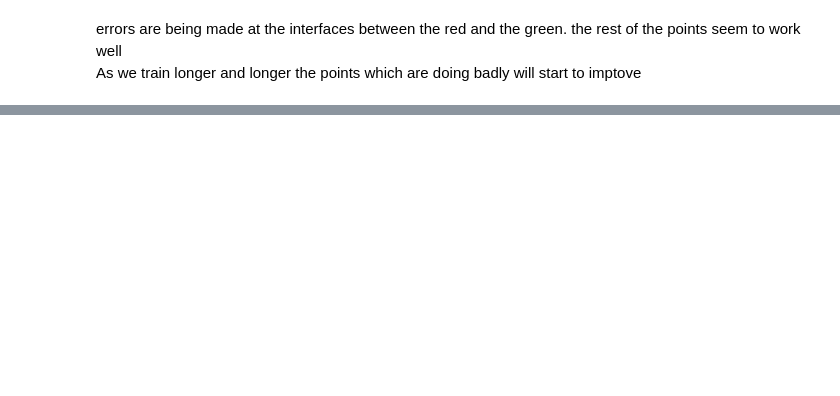
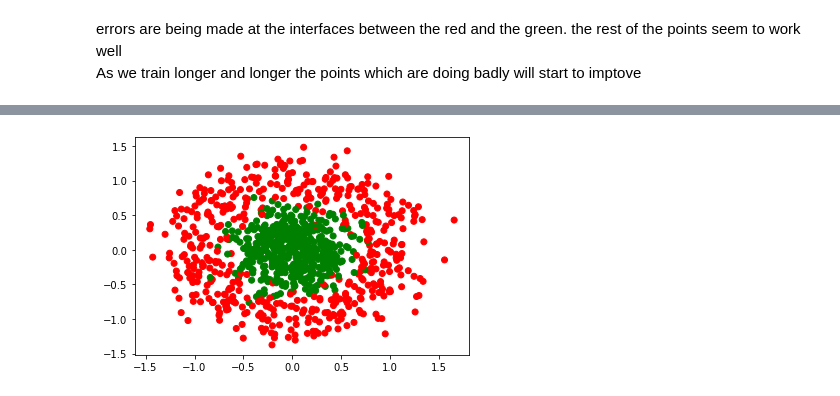
Before and after one commit to AvishekRoy16/DeepLearning, a Jupyter notebook: 3. FeedForward_NeuralNetwork/FeedForward_NeuralNetwork.ipynb, the cells around one changed output, grey strips where cells are left out. Drawn from its saved outputs; the diff is of its cells as text; code cells hidden in the pictures; blank space fills up the shorter version.

```diff
--- a/3. FeedForward_NeuralNetwork/FeedForward_NeuralNetwork.ipynb
+++ b/3. FeedForward_NeuralNetwork/FeedForward_NeuralNetwork.ipynb
@@ -609,0 +799,5 @@ As we train longer and longer the points which are doing badly will start to imp
+# %%
+plt.scatter(data[:,0], data[:,1], c=labels, cmap=my_cmap)
+plt.show()
+# %% [output]
+[figure, added]
```
Also changed, not shown: parts of 30 cells of this notebook, 1 other file.
